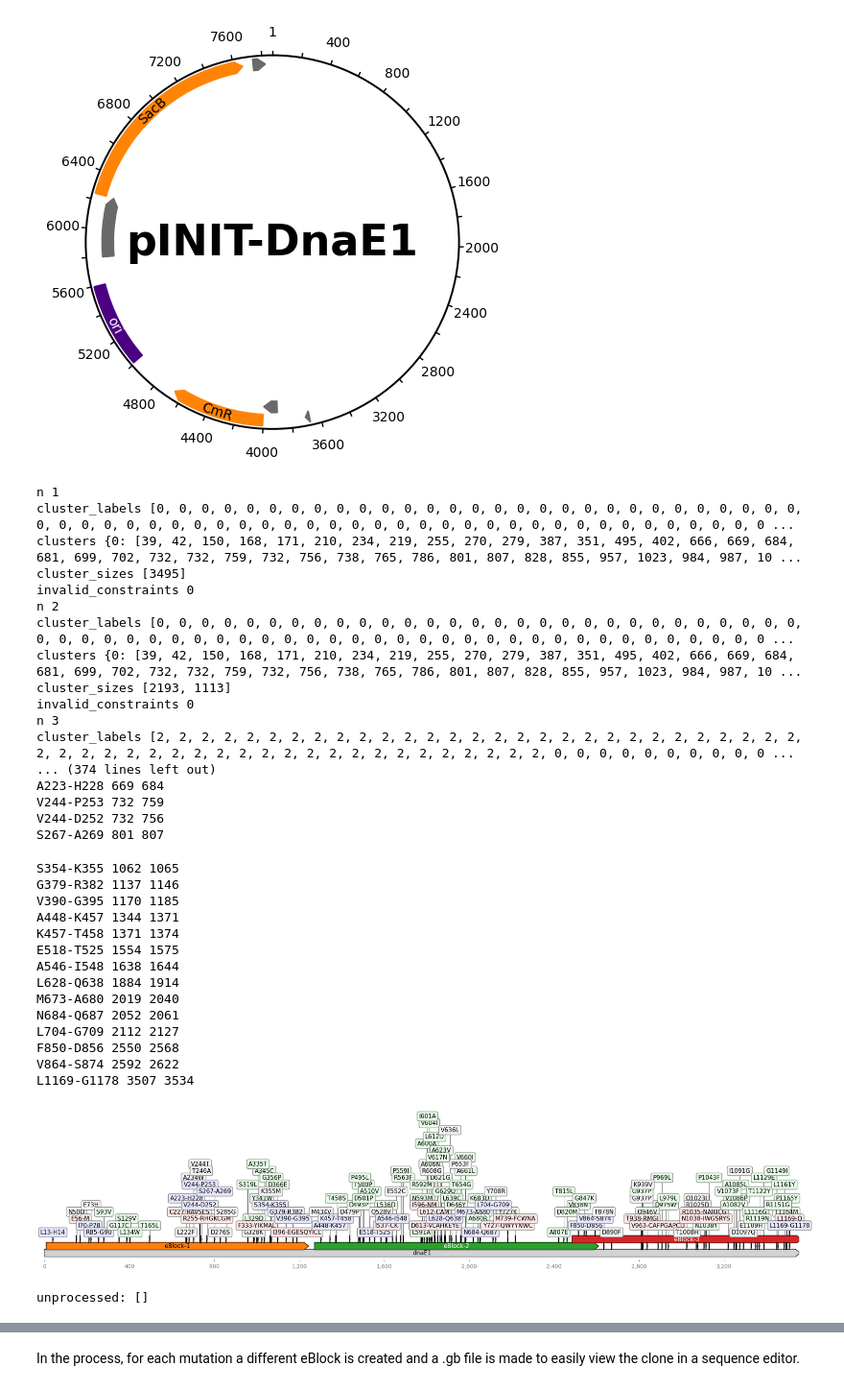
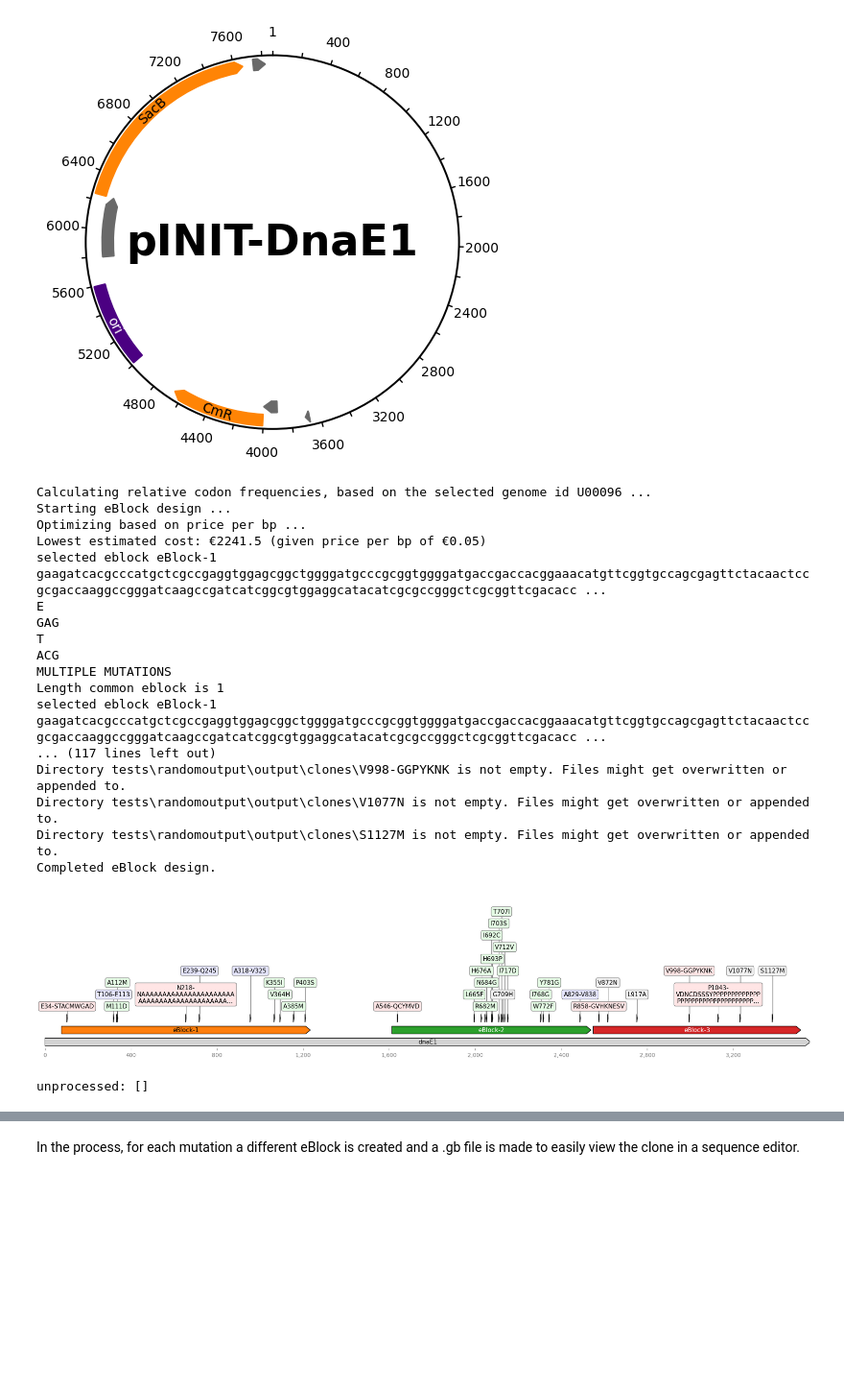
Before and after one commit to CDDLeiden/PyVADesign, a Jupyter notebook: tests.ipynb, the cells around one changed output, grey strips where cells are left out. Shown at 96% size. Cells and saved outputs as stored; diff of their text form; code cells hidden in the pictures; blank space fills up the shorter version.

```diff
--- a/tests.ipynb
+++ b/tests.ipynb
@@ -75,9 +77,9 @@ design_instance = EblockDesign(mutation_instance=mutation_instance,
                             gene_instance=gene_instance,
                             vector_instance=vector_instance,
                             output_dir=output_dir,
-                            verbose=False,
-                            cost_optimization=False,
-                            amount_optimization=True)
+                            verbose=True,
+                            cost_optimization=True,
+                            amount_optimization=False)
 # %%
 # Create a Plots object and check the input vector
 
@@ -95,42 +97,28 @@ plot_instance.plot_vector(figsize=(5, 5));
 [figure]
 # %%
 # Run the eBlocks design and print the results
-design_instance.min_overlap = 30
+# design_instance.max_eblock_length = 1400
 design_instance.run_design_eblocks()
 plot_instance.plot_eblocks_mutations(figure_length=25,
                                      figure_width=5)
 print("unprocessed:", mutation_instance.unprocessed_mutations)
 # %% [output]
-n 1
-cluster_labels [0, 0, 0, 0, 0, 0, 0, 0, 0, 0, 0, 0, 0, 0, 0, 0, 0, 0, 0, 0, 0, 0, 0, 0, 0, 0, 0, 0, 0, 0, 0, 0, 0, 0, 0, 0, 0, 0, 0, 0, 0, 0, 0, 0, 0, 0, 0, 0, 0, 0, 0, 0, 0, 0, 0, 0, 0, 0, 0, 0, 0, 0 ...
-clusters {0: [39, 42, 150, 168, 171, 210, 234, 219, 255, 270, 279, 387, 351, 495, 402, 666, 669, 684, 681, 699, 702, 732, 732, 759, 732, 756, 738, 765, 786, 801, 807, 828, 855, 957, 1023, 984, 987, 10 ...
-cluster_sizes [3495]
-invalid_constraints 0
-n 2
-cluster_labels [0, 0, 0, 0, 0, 0, 0, 0, 0, 0, 0, 0, 0, 0, 0, 0, 0, 0, 0, 0, 0, 0, 0, 0, 0, 0, 0, 0, 0, 0, 0, 0, 0, 0, 0, 0, 0, 0, 0, 0, 0, 0, 0, 0, 0, 0, 0, 0, 0, 0, 0, 0, 0, 0, 0, 0, 0, 0, 0, 0, 0, 0 ...
-clusters {0: [39, 42, 150, 168, 171, 210, 234, 219, 255, 270, 279, 387, 351, 495, 402, 666, 669, 684, 681, 699, 702, 732, 732, 759, 732, 756, 738, 765, 786, 801, 807, 828, 855, 957, 1023, 984, 987, 10 ...
-cluster_sizes [2193, 1113]
-invalid_constraints 0
-n 3
-cluster_labels [2, 2, 2, 2, 2, 2, 2, 2, 2, 2, 2, 2, 2, 2, 2, 2, 2, 2, 2, 2, 2, 2, 2, 2, 2, 2, 2, 2, 2, 2, 2, 2, 2, 2, 2, 2, 2, 2, 2, 2, 2, 2, 2, 2, 2, 2, 2, 2, 2, 2, 2, 2, 0, 0, 0, 0, 0, 0, 0, 0, 0, 0 ...
-... (374 lines left out)
-A223-H228 669 684
-V244-P253 732 759
-V244-D252 732 756
-S267-A269 801 807
+Calculating relative codon frequencies, based on the selected genome id U00096 ...
+Starting eBlock design ...
+Optimizing based on price per bp ...
+Lowest estimated cost: €2241.5 (given price per bp of €0.05)
+selected eblock eBlock-1 gaagatcacgcccatgctcgccgaggtggagcggctggggatgcccgcggtggggatgaccgaccacggaaacatgttcggtgccagcgagttctacaactccgcgaccaaggccgggatcaagccgatcatcggcgtggaggcatacatcgcgccgggctcgcggttcgacacc ...
+E
+GAG
+T
+ACG
+MULTIPLE MUTATIONS
+Length common eblock is 1
+selected eblock eBlock-1 gaagatcacgcccatgctcgccgaggtggagcggctggggatgcccgcggtggggatgaccgaccacggaaacatgttcggtgccagcgagttctacaactccgcgaccaaggccgggatcaagccgatcatcggcgtggaggcatacatcgcgccgggctcgcggttcgacacc ...
+... (117 lines left out)
+Directory tests\randomoutput\output\clones\V998-GGPYKNK is not empty. Files might get overwritten or appended to.
+Directory tests\randomoutput\output\clones\V1077N is not empty. Files might get overwritten or appended to.
+Directory tests\randomoutput\output\clones\S1127M is not empty. Files might get overwritten or appended to.
+Completed eBlock design.
+[figure, new version]
-S354-K355 1062 1065
-G379-R382 1137 1146
-V390-G395 1170 1185
-A448-K457 1344 1371
-K457-T458 1371 1374
-E518-T525 1554 1575
-A546-I548 1638 1644
-L628-Q638 1884 1914
-M673-A680 2019 2040
-N684-Q687 2052 2061
-L704-G709 2112 2127
-F850-D856 2550 2568
-V864-S874 2592 2622
-L1169-G1178 3507 3534
+unprocessed: []
-[figure, old version]
-unprocessed: []
```
Also changed, not shown: parts of 8 cells of this notebook, 4 other files.
